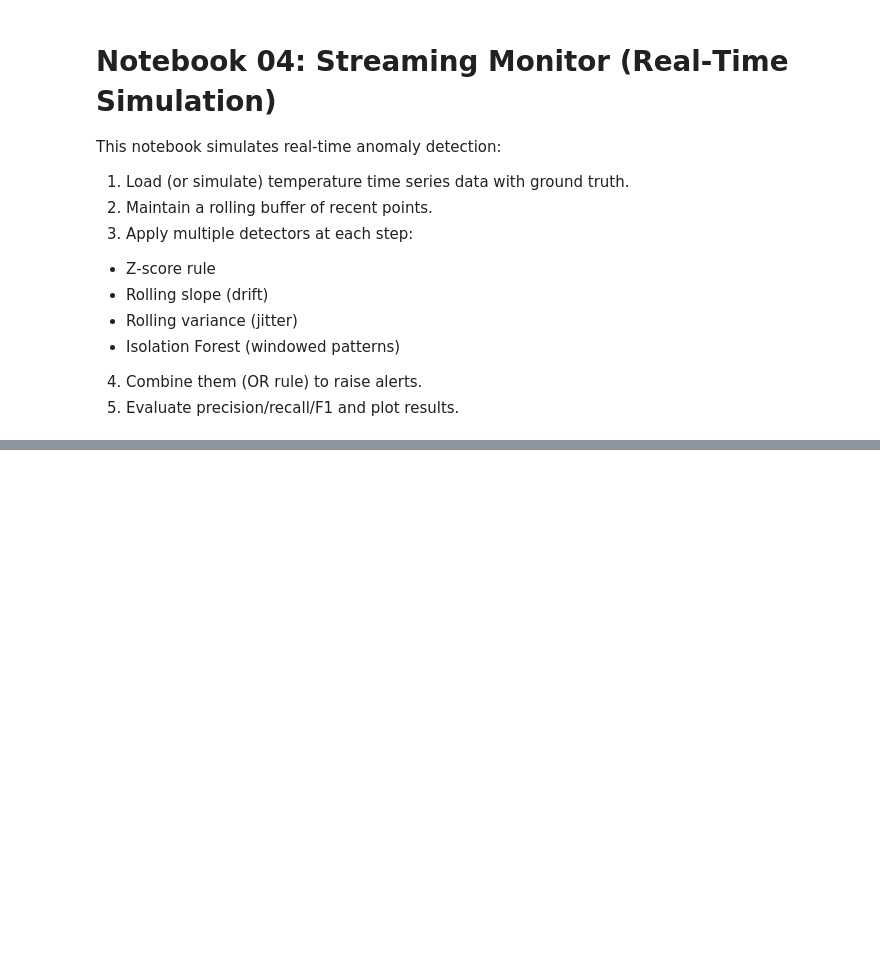
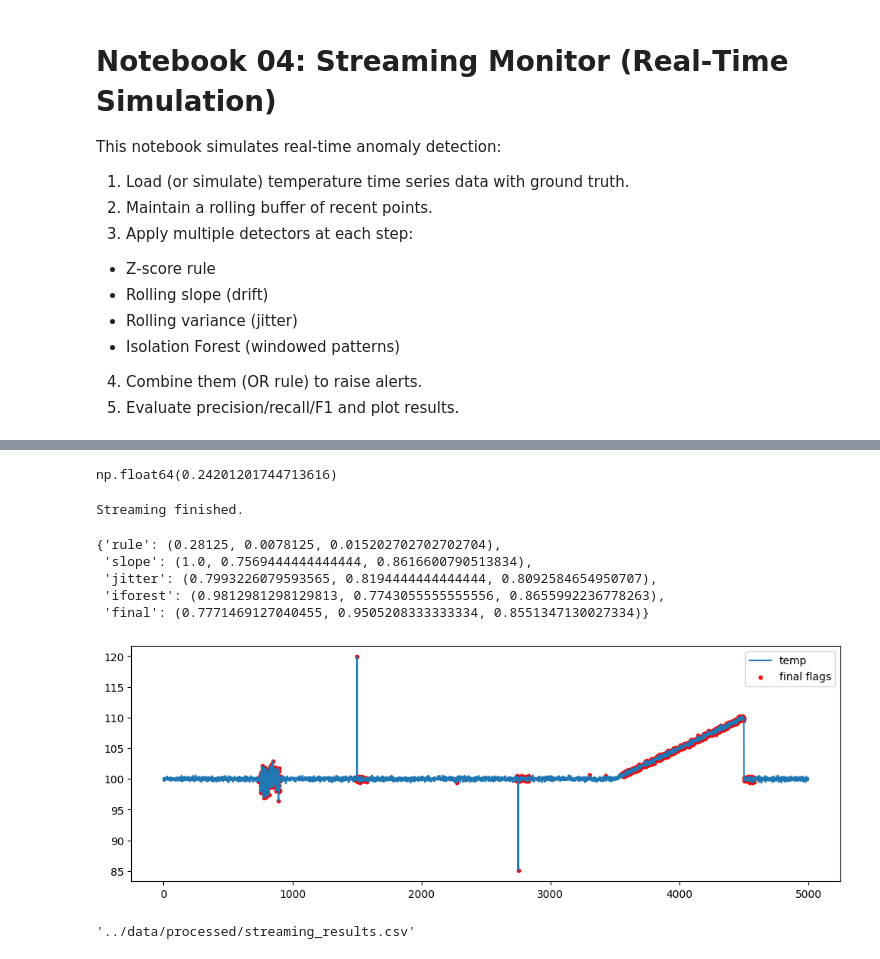
Before and after one commit to rafayshahzad250/temperature-anomaly-detection, a Jupyter notebook: notebooks/04_streaming_monitor.ipynb, the cells around one changed output, grey strips where cells are left out. Cells and saved outputs as stored; diff of their text form; code cells hidden in the pictures; blank space fills up the shorter version.

Commit message:
Fixed noise detection errors and tweaked markdown text

```diff
--- a/notebooks/04_streaming_monitor.ipynb
+++ b/notebooks/04_streaming_monitor.ipynb
@@ -60,17 +69,17 @@ CONF
 # %%
-
 USE_SAVED = False
 
 if USE_SAVED:
     df = pd.read_csv("../data/processed/simulated_with_flags.csv")
 else:
-    df = simulate_temperature_series(n=5000, base_temp=100.0, noise_sigma=0.2, seed=42)
+    df = simulate_temperature_series(
+        n=5000, base_temp=100.0, noise_sigma=0.2, seed=42
+    )
 
 y_true = df["is_anomaly"].astype(int).to_numpy()
 
-def stream_rows(frame):
-    for row in frame.itertuples(index=False):
-        yield row.t, row.temp
+xs = df["t"].values
+ys = df["temp"].values
 # %%
 
 def slope_over_last(x):
@@ -111,6 +120,8 @@ med_std, mad_std = robust_med_mad(roll_std)
 tau_jitter = med_std + CONF["jitter_mult"] * mad_std
 
 tau_jitter
+# %% [output]
+np.float64(0.24201201744713616)
 # %%
 
 START_AT = warmup
@@ -152,6 +163,38 @@ for t, x in stream_rows(df):
     flags_final.append(final)
 
 print("Streaming finished.")
+
+def detect_noisy_segments(y, window=60, factor=3.0, min_len=40):
+    import numpy as np, pandas as pd
+    y = pd.Series(y)
+    roll_std = y.rolling(window, center=True).std(ddof=0)
+    baseline = roll_std.quantile(0.25)
+    thr = baseline * factor
+    noisy = (roll_std > thr).astype(int)
+
+    pad = window // 2
+    if pad > 0:
+        noisy = noisy.rolling(pad, center=True, min_periods=1).max()
+
+    arr = noisy.fillna(0).astype(int).to_numpy()
+    out = np.zeros_like(arr)
+    i, n = 0, len(arr)
+    while i < n:
+        if arr[i] == 1:
+            j = i
+            while j < n and arr[j] == 1:
+                j += 1
+            if (j - i) >= min_len:
+                out[i:j] = 1
+            i = j
+        else:
+            i += 1
+    return out
+
+flags_noise = detect_noisy_segments(ys, window=30, factor=3.0, min_len=40)
+flags_final = np.logical_or(flags_final, flags_noise).astype(int)
+# %% [output]
+Streaming finished.
 # %%
 
 def prf1(y_true, y_pred):
@@ -167,14 +210,22 @@ results = {
     "final": prf1(y_true_np, np.array(flags_final))
 }
 results
+# %% [output]
+{'rule': (0.28125, 0.0078125, 0.015202702702702704),
+ 'slope': (1.0, 0.7569444444444444, 0.8616600790513834),
+ 'jitter': (0.7993226079593565, 0.8194444444444444, 0.8092584654950707),
+ 'iforest': (0.9812981298129813, 0.7743055555555556, 0.8655992236778263),
+ 'final': (0.7771469127040455, 0.9505208333333334, 0.8551347130027334)}
 # %%
 
 ts, ys = np.array(times), np.array(temps)
 
 plt.figure()
 plt.plot(ts, ys, label="temp")
-plt.scatter(ts[np.array(flags_final)==1], ys[np.array(flags_final)==1], s=10, label="final flags")
+plt.scatter(ts[np.array(flags_final)==1], ys[np.array(flags_final)==1], s=10, label="final flags", color="red")
 plt.legend(); plt.show()
+# %% [output]
+[figure, added]
 # %%
 
 out = pd.DataFrame({
@@ -191,3 +242,5 @@ os.makedirs("../data/processed", exist_ok=True)
 csv_path = "../data/processed/streaming_results.csv"
 out.to_csv(csv_path, index=False)
 csv_path
+# %% [output]
+'../data/processed/streaming_results.csv'
```
Also changed, not shown: parts of 1 cell of this notebook, 2 other files.
